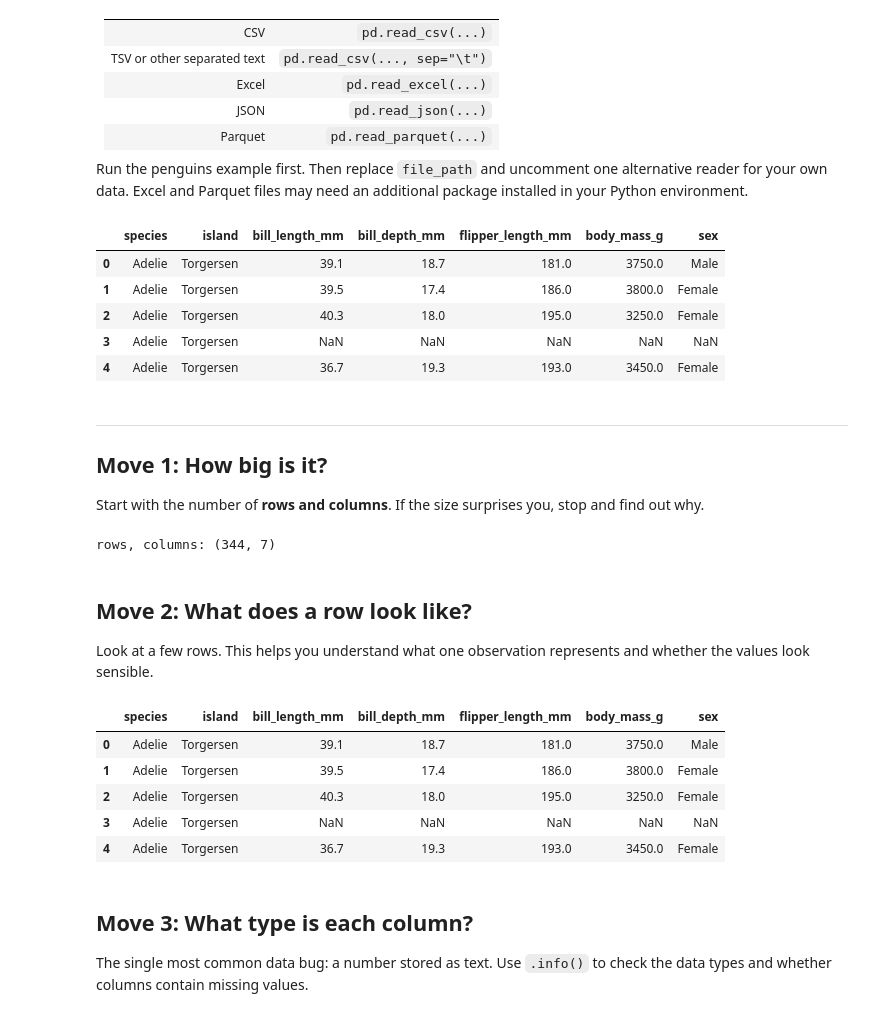
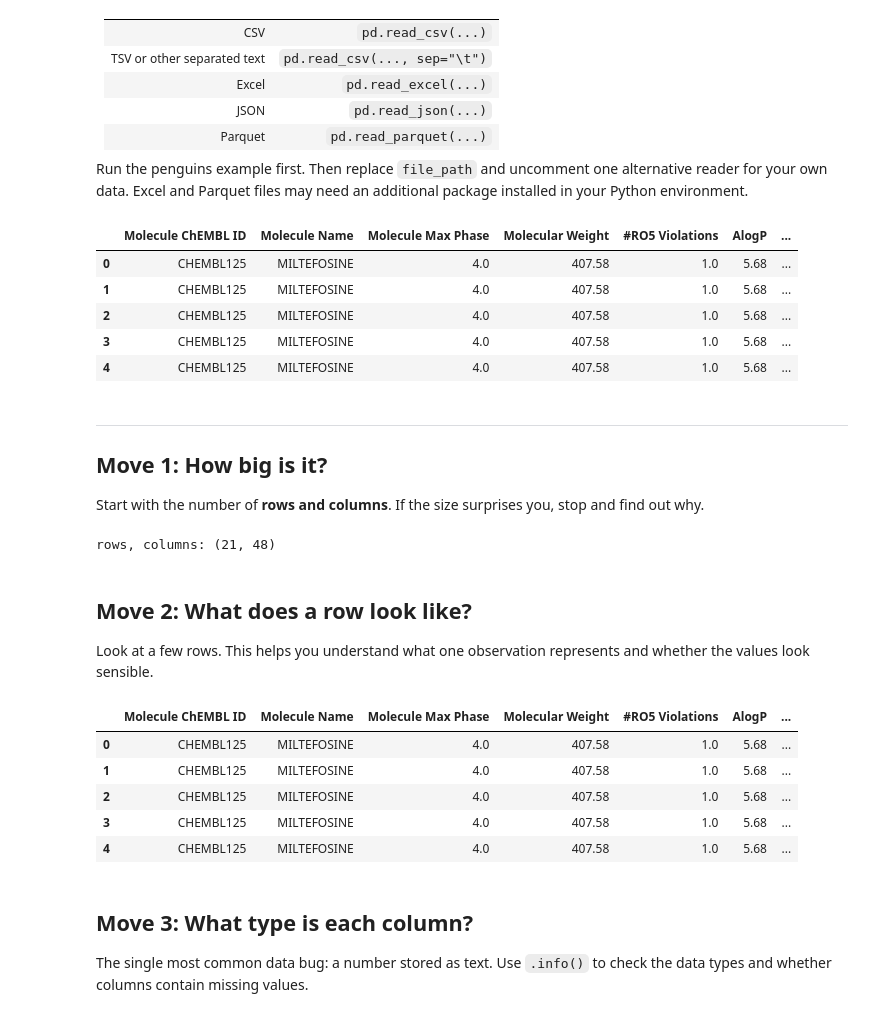
Before and after one commit to eghosanugba/week3-DataIntro, a Jupyter notebook: notebooks/02_week3_first_look.ipynb, the cells around one changed output. Saved outputs shown, nothing was run; the diff lists cells and outputs as text; code cells hidden in the pictures.

```diff
--- a/notebooks/02_week3_first_look.ipynb
+++ b/notebooks/02_week3_first_look.ipynb
@@ -40,26 +40,29 @@ Run the penguins example first. Then replace `file_path` and uncomment one alter
 # %%
 # Load the file into a pandas DataFrame called df.
 file_path = "../data/DNDi-Miltefosin_ChEMBL125-IC50_Tcruzi.tsv"
 
 data = pd.read_csv(file_path, sep="\t")
 
 
+file_path = "../data/DNDi-Miltefosin_ChEMBL125-IC50_Tcruzi.tsv"
+df = pd.read_csv(file_path, sep="\t")
 
+df.head()
 # For another file, replace file_path and use the matching reader:
 # df = pd.read_csv("../data/your_file.tsv", sep="\t")
 # df = pd.read_excel("../data/your_file.xlsx")
 # df = pd.read_json("../data/your_file.json")
 # df = pd.read_parquet("../data/your_file.parquet")
 
 # Preview the first five rows to check that the file loaded as expected.
 df.head()
 # %% [output]
-|  | species | island | bill_length_mm | bill_depth_mm | flipper_length_mm | body_mass_g | sex |
-| 0 | Adelie | Torgersen | 39.1 | 18.7 | 181.0 | 3750.0 | Male |
-| 1 | Adelie | Torgersen | 39.5 | 17.4 | 186.0 | 3800.0 | Female |
-| 2 | Adelie | Torgersen | 40.3 | 18.0 | 195.0 | 3250.0 | Female |
-| 3 | Adelie | Torgersen | NaN | NaN | NaN | NaN | NaN |
-| 4 | Adelie | Torgersen | 36.7 | 19.3 | 193.0 | 3450.0 | Female |
+|  | Molecule ChEMBL ID | Molecule Name | Molecule Max Phase | Molecular Weight | #RO5 Violations | AlogP | ... |
+| 0 | CHEMBL125 | MILTEFOSINE | 4.0 | 407.58 | 1.0 | 5.68 | ... |
+| 1 | CHEMBL125 | MILTEFOSINE | 4.0 | 407.58 | 1.0 | 5.68 | ... |
+| 2 | CHEMBL125 | MILTEFOSINE | 4.0 | 407.58 | 1.0 | 5.68 | ... |
+| 3 | CHEMBL125 | MILTEFOSINE | 4.0 | 407.58 | 1.0 | 5.68 | ... |
+| 4 | CHEMBL125 | MILTEFOSINE | 4.0 | 407.58 | 1.0 | 5.68 | ... |
 # %% [markdown]
 ---
 ## Move 1: How big is it?
@@ -69,7 +72,7 @@ Start with the number of **rows and columns**. If the size surprises you, stop a
 # shape returns (number_of_rows, number_of_columns).
 print("rows, columns:", df.shape)
 # %% [output]
-rows, columns: (344, 7)
+rows, columns: (21, 48)
 # %% [markdown]
 ## Move 2: What does a row look like?
 
@@ -78,12 +81,12 @@ Look at a few rows. This helps you understand what one observation represents an
 # head() shows the first five rows of the table.
 df.head()
 # %% [output]
-|  | species | island | bill_length_mm | bill_depth_mm | flipper_length_mm | body_mass_g | sex |
-| 0 | Adelie | Torgersen | 39.1 | 18.7 | 181.0 | 3750.0 | Male |
-| 1 | Adelie | Torgersen | 39.5 | 17.4 | 186.0 | 3800.0 | Female |
-| 2 | Adelie | Torgersen | 40.3 | 18.0 | 195.0 | 3250.0 | Female |
-| 3 | Adelie | Torgersen | NaN | NaN | NaN | NaN | NaN |
-| 4 | Adelie | Torgersen | 36.7 | 19.3 | 193.0 | 3450.0 | Female |
+|  | Molecule ChEMBL ID | Molecule Name | Molecule Max Phase | Molecular Weight | #RO5 Violations | AlogP | ... |
+| 0 | CHEMBL125 | MILTEFOSINE | 4.0 | 407.58 | 1.0 | 5.68 | ... |
+| 1 | CHEMBL125 | MILTEFOSINE | 4.0 | 407.58 | 1.0 | 5.68 | ... |
+| 2 | CHEMBL125 | MILTEFOSINE | 4.0 | 407.58 | 1.0 | 5.68 | ... |
+| 3 | CHEMBL125 | MILTEFOSINE | 4.0 | 407.58 | 1.0 | 5.68 | ... |
+| 4 | CHEMBL125 | MILTEFOSINE | 4.0 | 407.58 | 1.0 | 5.68 | ... |
 # %% [markdown]
 ## Move 3: What type is each column?
 
```
Also changed, not shown: parts of 5 cells of this notebook.
